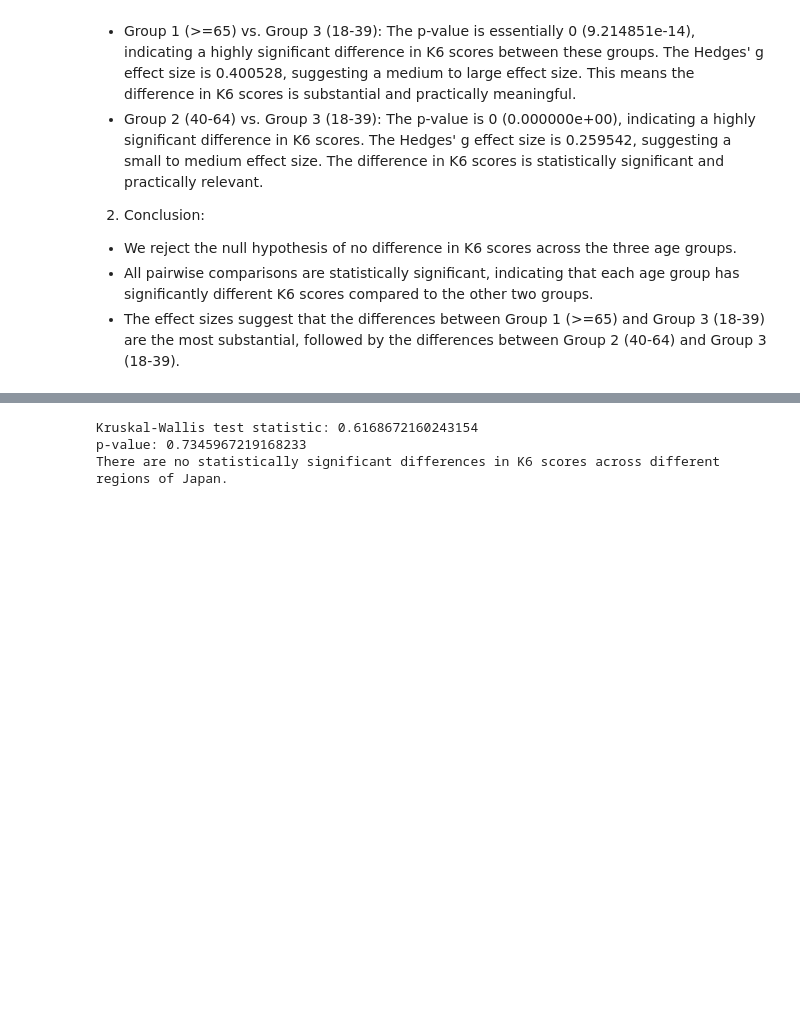
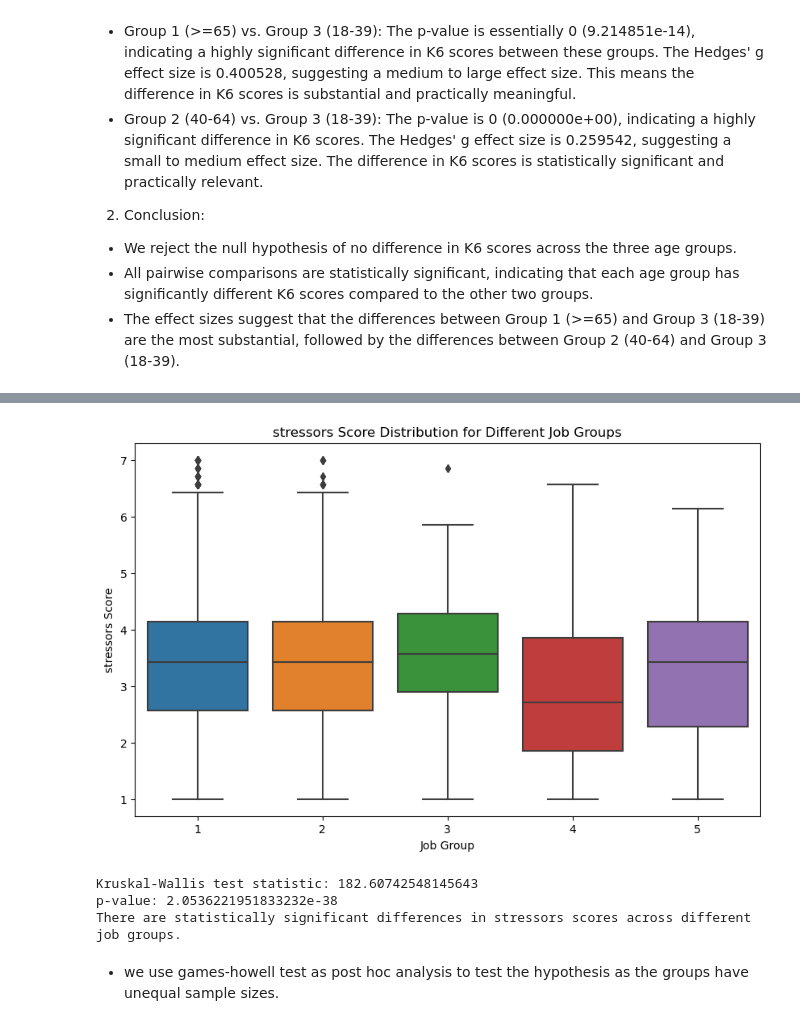
Before and after one commit to Shambhaviiiit/covid-psychological-impact-analysis, a Jupyter notebook: BRSM-Project.ipynb, the cells around one changed output, grey strips where cells are left out. Cells and saved outputs as stored; diff of their text form; code cells hidden in the pictures; blank space fills up the shorter version.

```diff
--- a/BRSM-Project.ipynb
+++ b/BRSM-Project.ipynb
@@ -290,0 +407,22 @@ Size of Fukuoka: 870
+# %%
+import statsmodels.api as sm
+from statsmodels.multivariate.manova import MANOVA
+stressors = ["Deterioration_Economy", "Deterioration_Interact", "Frustration", "Covid_Anxiety", "Covid_Sleepless", "Difficulty_Living", "Difficulty_Work"]
+df_dataset["stressors"] = df_dataset[stressors].mean(axis=1)
+independent_var = "Job_Group"
+dependent_var = "stressors"
+
+# Perform MANOVA
+formula = ' + '.join(stressors
+) + ' ~ ' + independent_var
+manova = MANOVA.from_formula(formula, data=df_dataset)
+
+# Print MANOVA results
+print(manova.mv_test())
+
+# 1 = employed, 2 = home maker, 3 = student, 4 = unemployed, 5 = others
+k6_emp = df_dataset[df_dataset['Job_Group'] == 1][dependent_var]
+k6_home = df_dataset[df_dataset['Job_Group'] == 2][dependent_var]
+k6_stud = df_dataset[df_dataset['Job_Group'] == 3][dependent_var]
+k6_unemp = df_dataset[df_dataset['Job_Group'] == 4][dependent_var]
+k6_other = df_dataset[df_dataset['Job_Group'] == 5][dependent_var]
@@ -291,16 +450,28 @@ Size of Fukuoka: 870
+# %%
+# plot
+plt.figure(figsize=(10, 6))
+sb.boxplot(x='Job_Group', y=dependent_var, data=df_dataset)
+plt.title(f'{dependent_var} Score Distribution for Different Job Groups')
+plt.xlabel('Job Group')
+plt.ylabel(f'{dependent_var} Score')
+plt.show()
+# %% [output]
+[figure, added]
 # %%
-# as there are 7 groups and ordinal outcome variable, we can use Kruskal-Wallis test
-result_kw = stats.kruskal(k6_region_1, k6_region_6, k6_region_7)
+# kruskal wallis test
+result_kw = stats.kruskal(k6_emp, k6_home, k6_stud, k6_unemp, k6_other)
 
 print("Kruskal-Wallis test statistic:", result_kw.statistic)
 print("p-value:", result_kw.pvalue)
 
-#  Interpret the results
+# Interpret the results
 if result_kw.pvalue < 0.05:
-    print("There are statistically significant differences in K6 scores across different regions of Japan.")
+    print(f"There are statistically significant differences in {dependent_var} scores across different job groups.")
 else:
-    print("There are no statistically significant differences in K6 scores across different regions of Japan.")
+    print(f"There are no statistically significant differences in {dependent_var} scores across different job groups.")
 # %% [output]
-Kruskal-Wallis test statistic: 0.6168672160243154
-p-value: 0.7345967219168233
-There are no statistically significant differences in K6 scores across different regions of Japan.
+Kruskal-Wallis test statistic: 182.60742548145643
+p-value: 2.0536221951833232e-38
+There are statistically significant differences in stressors scores across different job groups.
+# %% [markdown]
+- we use games-howell test as post hoc analysis to test the hypothesis as the groups have unequal sample sizes.
```
Also changed, not shown: parts of 49 cells of this notebook, 3 other files.
